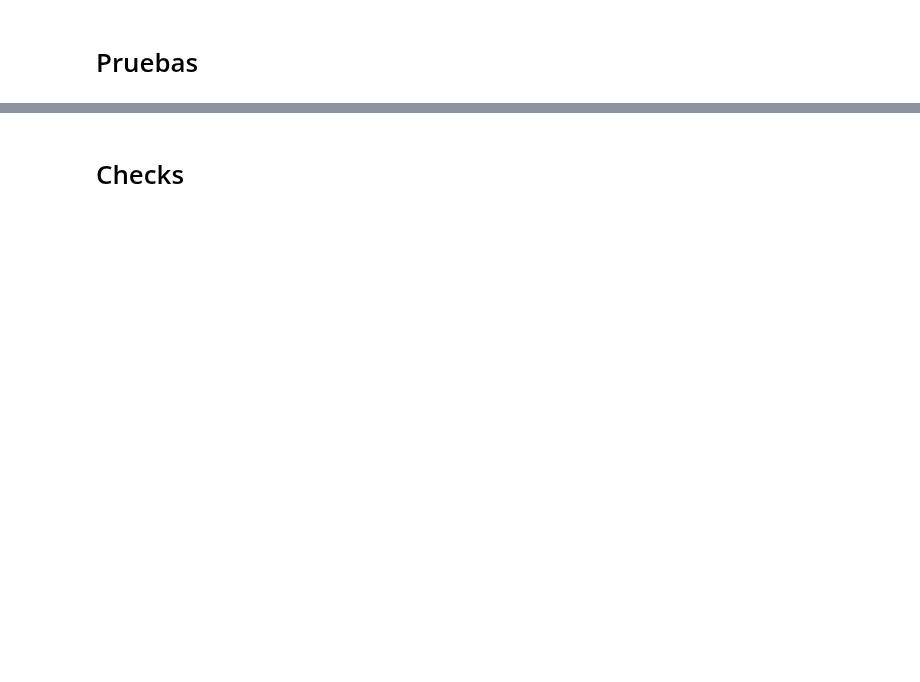
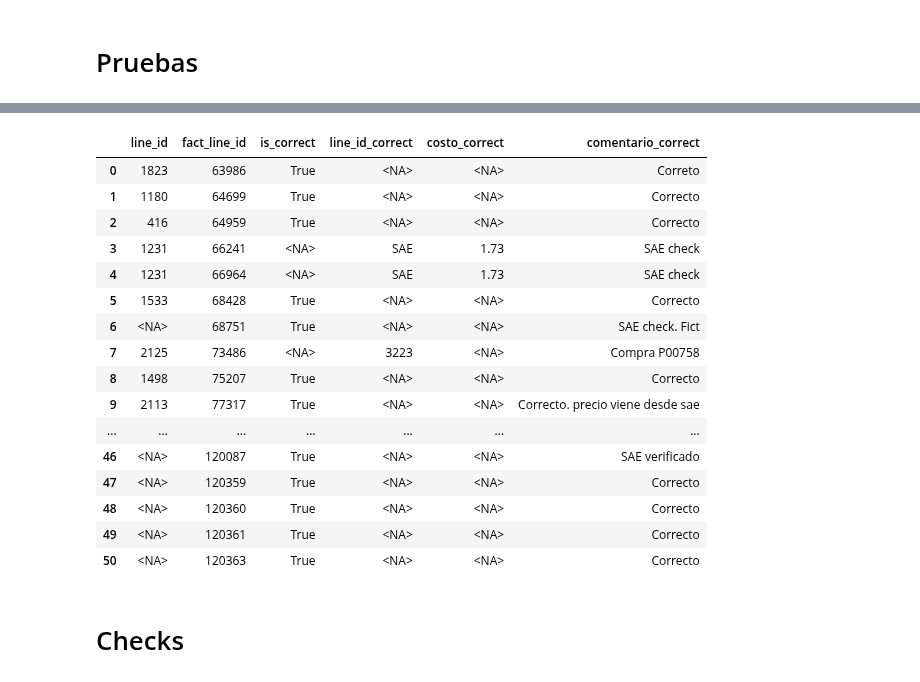
Before and after one commit to ecostichp/odoo_comisiones, a Jupyter notebook: comisiones/algoritmos/algoritmo_costo_de_venta_mes_func.ipynb, the cells around one changed output, grey strips where cells are left out. Saved outputs shown, nothing was run; the diff lists cells and outputs as text; code cells hidden in the pictures; blank space fills up the shorter version.

```diff
--- a/comisiones/algoritmos/algoritmo_costo_de_venta_mes_func.ipynb
+++ b/comisiones/algoritmos/algoritmo_costo_de_venta_mes_func.ipynb
@@ -639,13 +639,41 @@ def correcciones_func(mes:int, compras_odoo:pd.DataFrame, ultimo_costo:pd.DataFr
 
     except:
         print(f'No existe el archivo {file_name}')
-        return None
+        return None, None
 
     if is_correcciones_found:
         total_compras = pd.concat([compras_odoo, ultimo_costo, compras_especiales_sin_usar])
 
+        ids_line_id_correct = (
+                correcciones.loc[
+                        (~correcciones['line_id_correct'].isna())
+                        & (correcciones['line_id_correct'] != 'SAE')
+                        ,
+                        'line_id_correct'
+                    ]
+                .astype('Int64')
+                .sort_values()
+                .reset_index()
+                ['line_id_correct']
+            )
 
-        return correcciones,total_compras
+        compras_line_id_correct = total_compras.loc[
+                total_compras['line_id'].isin(ids_line_id_correct)
+            ]
+
+        check = (
+                compras_line_id_correct['line_id']
+                .sort_values()
+                .reset_index()
+                ['line_id']
+            ).equals(ids_line_id_correct)
+
+        if not check:
+            print('No se encontraron todas las "line_id_correct" en el "total de compras"')
+            return
+
+
+        return correcciones, compras_line_id_correct
 # %%
 def costo_ventas_corregido_func(correcciones:pd.DataFrame, costo_ventas:pd.DataFrame) -> pd.DataFrame:
 
@@ -771,3 +802,3 @@ nuevo_ultimo_costo = nuevo_ultimo_costo_func(ultimo_costo, compras_especiales, c
 # %%
-correciones, lic = correcciones_func(mes, compras_odoo, ultimo_costo, compras_especiales_sin_usar)
+correcciones, compras_line_id_correct = correcciones_func(mes, compras_odoo, ultimo_costo, compras_especiales_sin_usar)
 # wep = costo_ventas_corregido_func(correciones, costo_ventas)
@@ -823,3 +805,23 @@ lic
+# %%
+correcciones
+# %% [output]
+|  | line_id | fact_line_id | is_correct | line_id_correct | costo_correct | comentario_correct |
+| 0 | 1823 | 63986 | True | <NA> | <NA> | Correto |
+| 1 | 1180 | 64699 | True | <NA> | <NA> | Correcto |
+| 2 | 416 | 64959 | True | <NA> | <NA> | Correcto |
+| 3 | 1231 | 66241 | <NA> | SAE | 1.73 | SAE check |
+| 4 | 1231 | 66964 | <NA> | SAE | 1.73 | SAE check |
+| 5 | 1533 | 68428 | True | <NA> | <NA> | Correcto |
+| 6 | <NA> | 68751 | True | <NA> | <NA> | SAE check. Fict |
+| 7 | 2125 | 73486 | <NA> | 3223 | <NA> | Compra P00758 |
+| 8 | 1498 | 75207 | True | <NA> | <NA> | Correcto |
+| 9 | 2113 | 77317 | True | <NA> | <NA> | Correcto. precio viene desde sae |
+| ... | ... | ... | ... | ... | ... | ... |
+| 46 | <NA> | 120087 | True | <NA> | <NA> | SAE verificado |
+| 47 | <NA> | 120359 | True | <NA> | <NA> | Correcto |
+| 48 | <NA> | 120360 | True | <NA> | <NA> | Correcto |
+| 49 | <NA> | 120361 | True | <NA> | <NA> | Correcto |
+| 50 | <NA> | 120363 | True | <NA> | <NA> | Correcto |
 # %%
 cols_costo_ventas =[
         # Documento de factura
```
Also changed, not shown: parts of 6 cells of this notebook.
